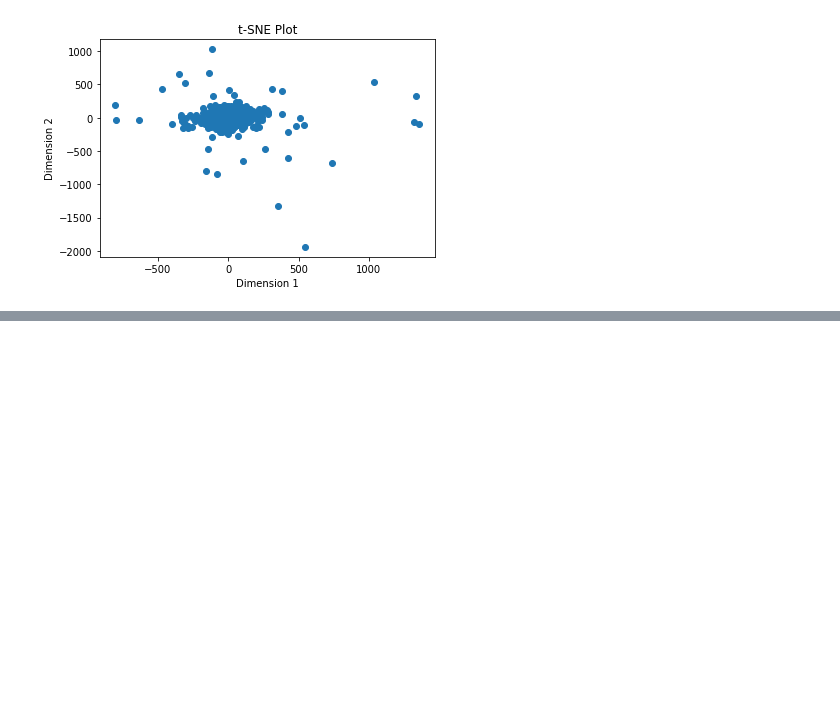
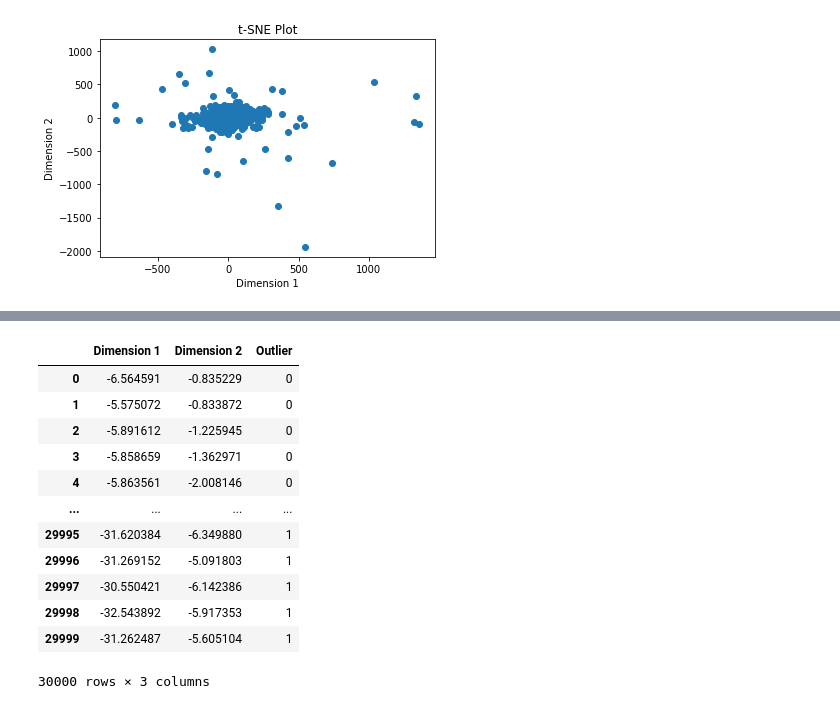
Before and after one commit to jordycollingwood/domias_notebooks, a Jupyter notebook: UCI_tsne_outlier.ipynb, the cells around one changed output, grey strips where cells are left out. Cells and saved outputs as stored; diff of their text form; code cells hidden in the pictures; blank space fills up the shorter version.

```diff
--- a/UCI_tsne_outlier.ipynb
+++ b/UCI_tsne_outlier.ipynb
@@ -169,0 +346,22 @@ plt.show()
+# %%
+tsne_outlier_plot = tsne_df.copy()
+
+index_values = df.index.values
+
+# Add a flag column to df1 and mark it as 1 if the index is present in df2, else 0
+tsne_outlier_plot['Outlier'] = tsne_outlier_plot.index.isin(index_values).astype(int)
+tsne_outlier_plot
+# %% [output]
+|  | Dimension 1 | Dimension 2 | Outlier |
+| 0 | -6.564591 | -0.835229 | 0 |
+| 1 | -5.575072 | -0.833872 | 0 |
+| 2 | -5.891612 | -1.225945 | 0 |
+| 3 | -5.858659 | -1.362971 | 0 |
+| 4 | -5.863561 | -2.008146 | 0 |
+| ... | ... | ... | ... |
+| 29995 | -31.620384 | -6.349880 | 1 |
+| 29996 | -31.269152 | -5.091803 | 1 |
+| 29997 | -30.550421 | -6.142386 | 1 |
+| 29998 | -32.543892 | -5.917353 | 1 |
+| 29999 | -31.262487 | -5.605104 | 1 |
+30000 rows × 3 columns
```
Also changed, not shown: parts of 18 cells of this notebook, 13 other files.
